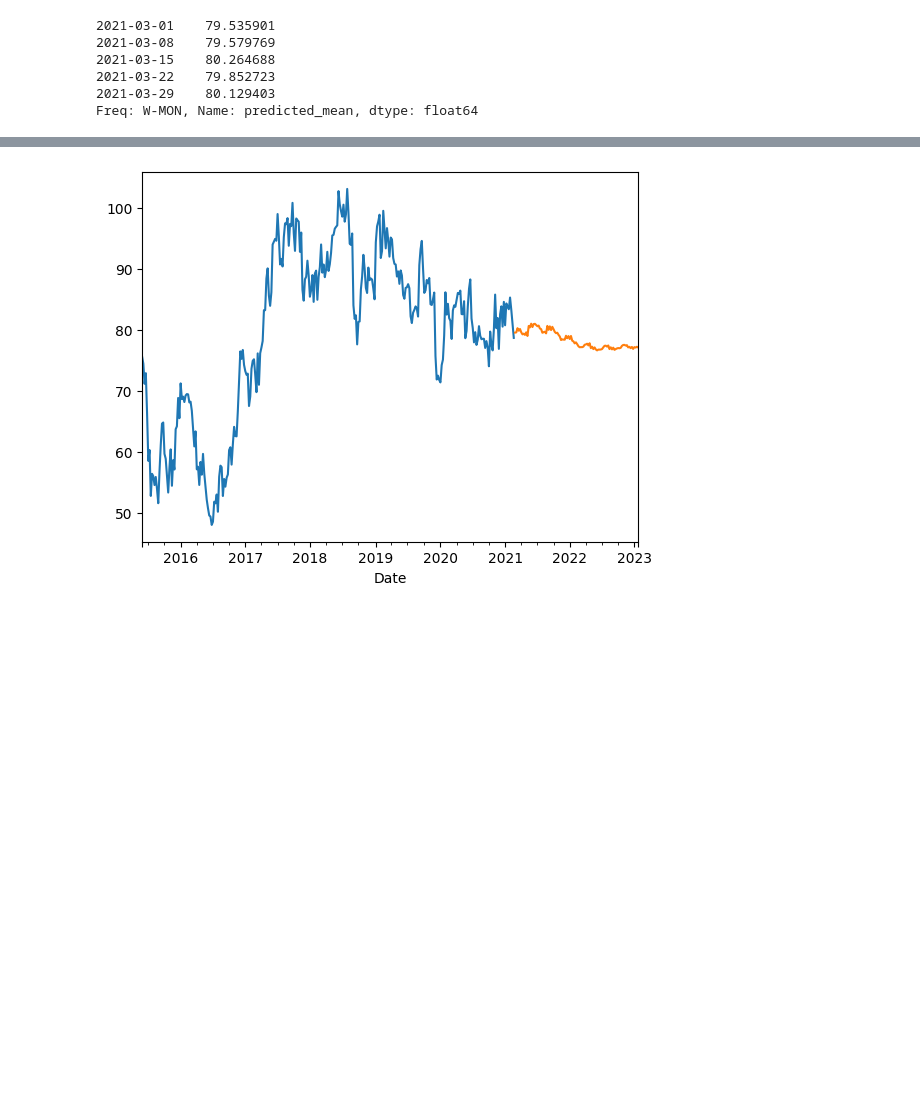
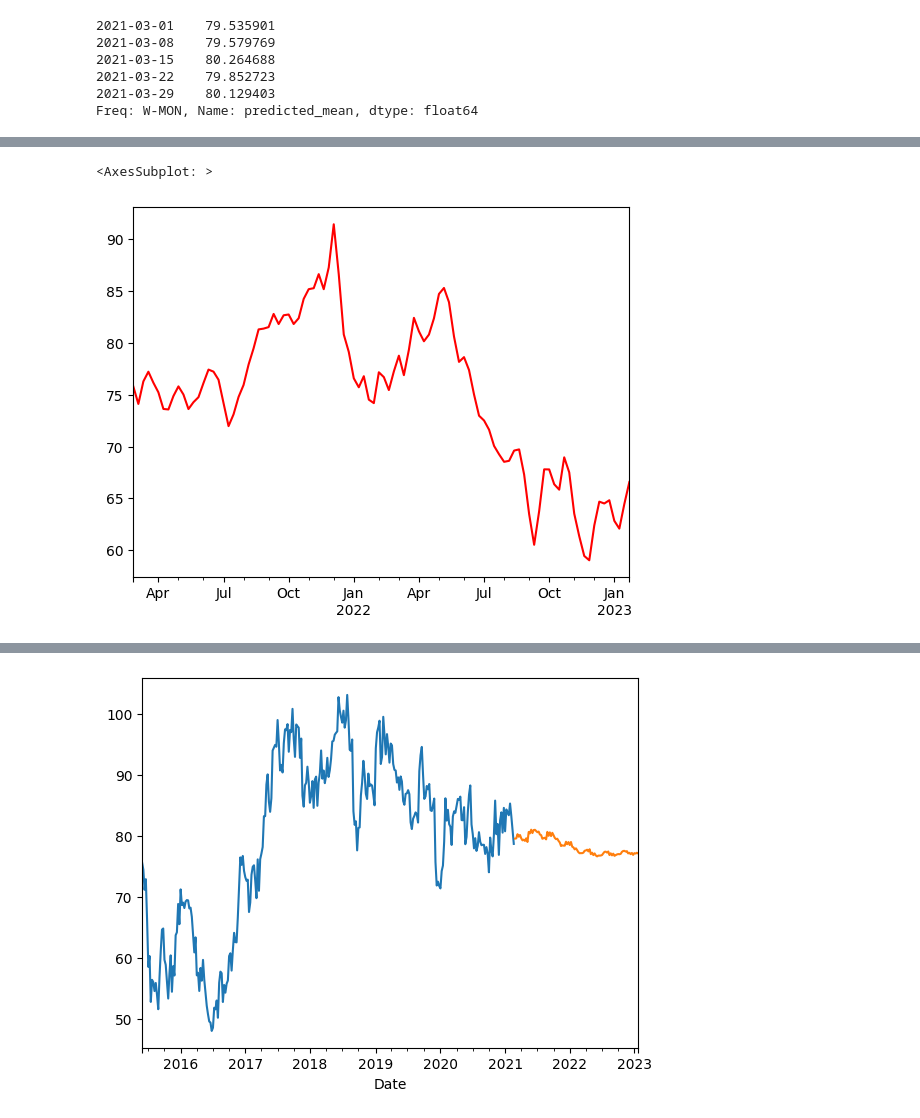
Before and after one commit to anaghasid/DA_Hackathon_Stock_Price_Strategy, a Jupyter notebook: InstantRegressors.ipynb, the cells around one changed output, grey strips where cells are left out. Cells and saved outputs as stored; diff of their text form; code cells hidden in the pictures; blank space fills up the shorter version.

```diff
--- a/InstantRegressors.ipynb
+++ b/InstantRegressors.ipynb
@@ -396,0 +405,5 @@ Freq: W-MON, Name: predicted_mean, Length: 100, dtype: float64
+# %%
+def getLag(datas,column,lag):
+    datas[f'{column}Lag_{lag}'] = datas[column].shift(1)
+    datas = datas.dropna(subset=f'{column}Lag_{lag}')
+    return datas[f'{column}Lag_{lag}']
@@ -397,3 +467,9 @@ Freq: W-MON, Name: predicted_mean, Length: 100, dtype: float64
+# %%
+sarimax_forecast4.plot(color='red')
+# test.Close.plot(color='blue')
+# %% [output]
+<AxesSubplot: >
+[figure, added]
 # %%
 def randomForestStrategyWithMA(train,test,close_forecast):
     clf = RandomForestClassifier(n_estimators=100)
```
Also changed, not shown: parts of 28 cells of this notebook, 3 other files.
